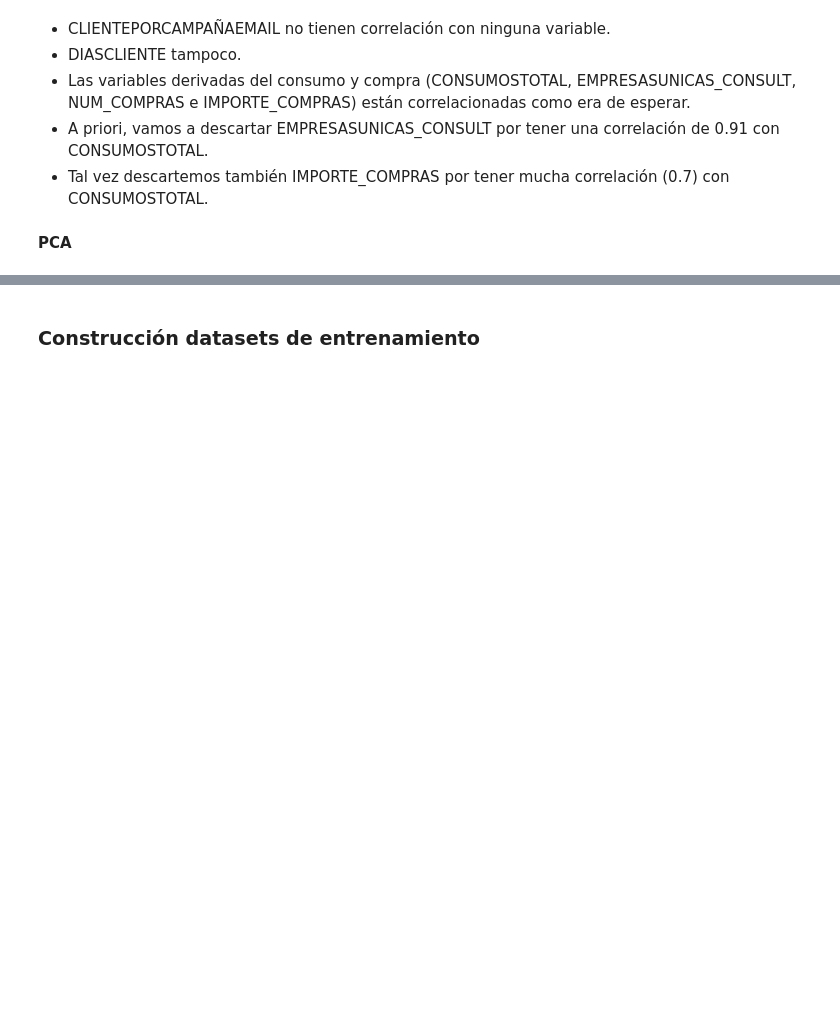
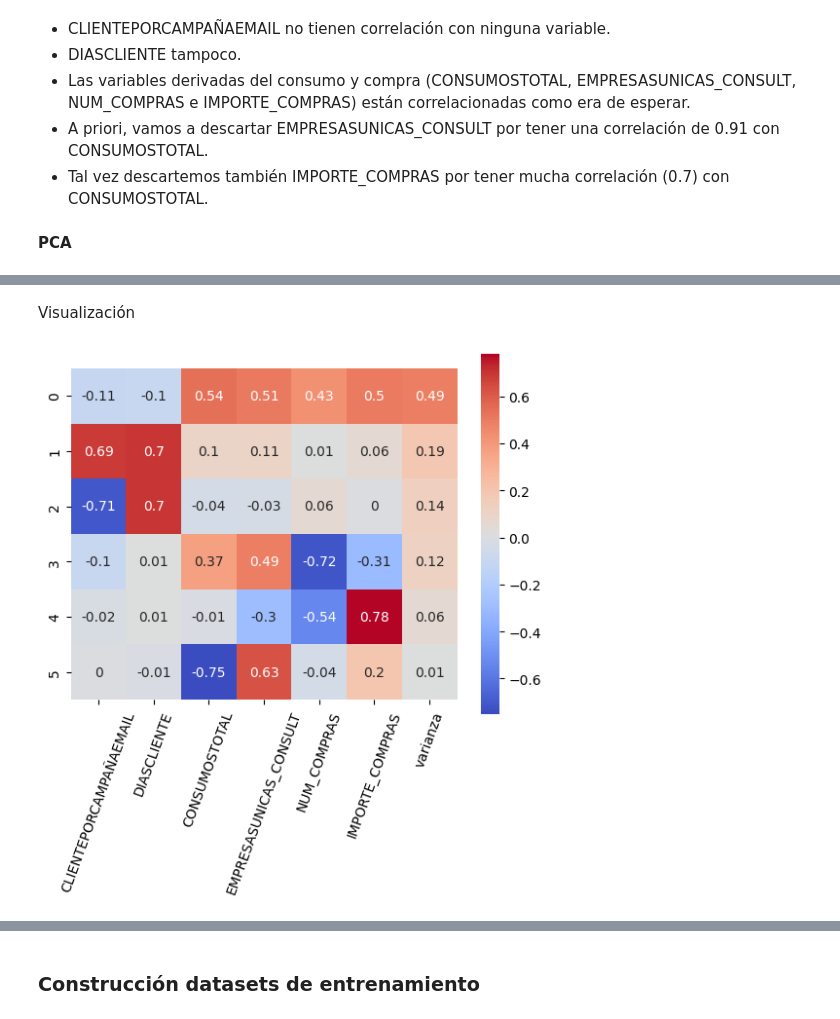
Before and after one commit to cperezh/segmentacion_clientes, a Jupyter notebook: M4 Desarrollo.ipynb, the cells around one changed output, grey strips where cells are left out. Cells and saved outputs as stored; diff of their text form; code cells hidden in the pictures; blank space fills up the shorter version.

```diff
--- a/M4 Desarrollo.ipynb
+++ b/M4 Desarrollo.ipynb
@@ -1253,6 +1258,3 @@ plt.xticks(rotation=70);
 **PCA**
 # %%
 from sklearn.decomposition import PCA
-# %%
-pca = PCA()
-pca.fit(df_clientes_csv_rfm_with_label)
@@ -1269,0 +1261,4 @@ Index(['FECHA_REGISTRO', 'CANAL_REGISTRO', 'FECHA_CLIENTE',
+# %%
+#seleccionar columnas numéricas
+df_numeric_columns = df_clientes_csv_rfm_with_label.select_dtypes(include=['number'])
+df_numeric_columns.head()
@@ -1269,0 +1273,20 @@ Index(['FECHA_REGISTRO', 'CANAL_REGISTRO', 'FECHA_CLIENTE',
+# %%
+# Escalado y PCAz
+scaler = StandardScaler()
+scaled_data = scaler.fit_transform(df_numeric_columns)
+
+pca = PCA()
+pca.fit(scaled_data);
+
+df_pca = pd.DataFrame(pca.components_, columns=df_numeric_columns.columns)
+
+df_pca["varianza"] =  pca.explained_variance_ratio_
+
+df_pca = df_pca.apply(lambda x: round(x,2))
+# %% [markdown]
+Visualización
+# %%
+sns.heatmap(df_pca, annot=True, cmap='coolwarm',  square=True)
+plt.xticks(rotation=70);
+# %% [output]
+[figure, added]
```
Also changed, not shown: parts of 14 cells of this notebook.
